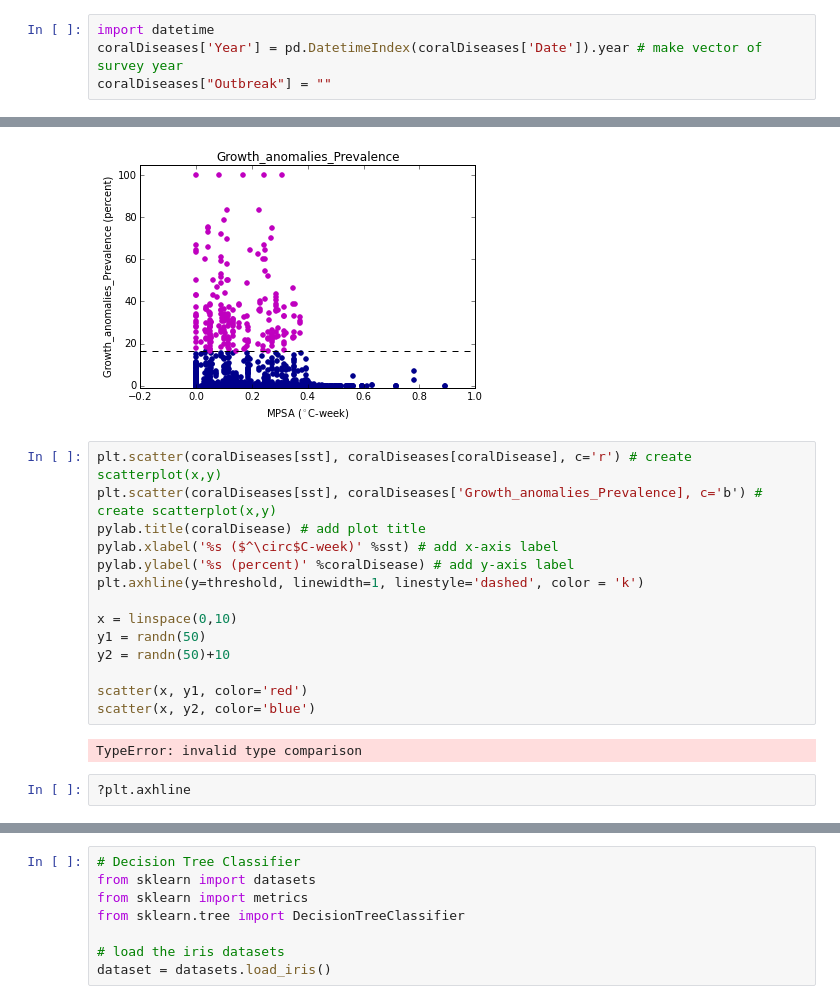
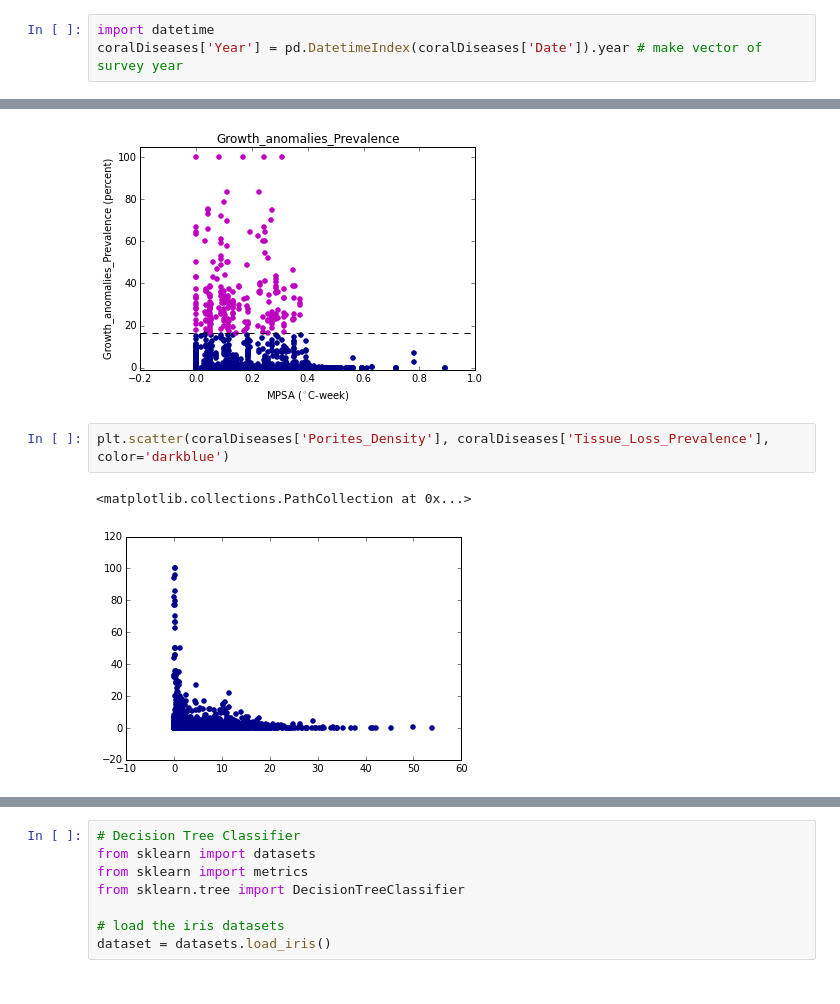
Before and after one commit to jms5151/HICORDIS_CART_modeling, a Jupyter notebook: HICORDIS_CART_Modeling.ipynb, the cells around one changed output, grey strips where cells are left out. Drawn from its saved outputs; the diff is of its cells as text.

```diff
--- a/HICORDIS_CART_Modeling.ipynb
+++ b/HICORDIS_CART_Modeling.ipynb
@@ -4,4 +6,3 @@ coralDiseases = pd.read_csv('HICORDIS_Disease_Prevalences.csv')
 # %%
 import datetime
 coralDiseases['Year'] = pd.DatetimeIndex(coralDiseases['Date']).year # make vector of survey year
-coralDiseases["Outbreak"] = ""
@@ -108,21 +96,8 @@ for coralDisease in Diseases: # for all diseases
 [figure]
 [figure]
 [figure]
-# %%
-plt.scatter(coralDiseases[sst], coralDiseases[coralDisease], c='r') # create scatterplot(x,y)
-plt.scatter(coralDiseases[sst], coralDiseases['Growth_anomalies_Prevalence], c='b') # create scatterplot(x,y)
-pylab.title(coralDisease) # add plot title
-pylab.xlabel('%s ($^\circ$C-week)' %sst) # add x-axis label
-pylab.ylabel('%s (percent)' %coralDisease) # add y-axis label
-plt.axhline(y=threshold, linewidth=1, linestyle='dashed', color = 'k')
-
-x = linspace(0,10)
-y1 = randn(50)
-y2 = randn(50)+10
-
-scatter(x, y1, color='red')
-scatter(x, y2, color='blue')
-# %% [output]
-TypeError: invalid type comparison
-# %%
-?plt.axhline
+# %%
+plt.scatter(coralDiseases['Porites_Density'], coralDiseases['Tissue_Loss_Prevalence'], color='darkblue')
+# %% [output]
+<matplotlib.collections.PathCollection at 0x...>
+[figure, added]
```
Also changed, not shown: parts of 19 cells of this notebook.
